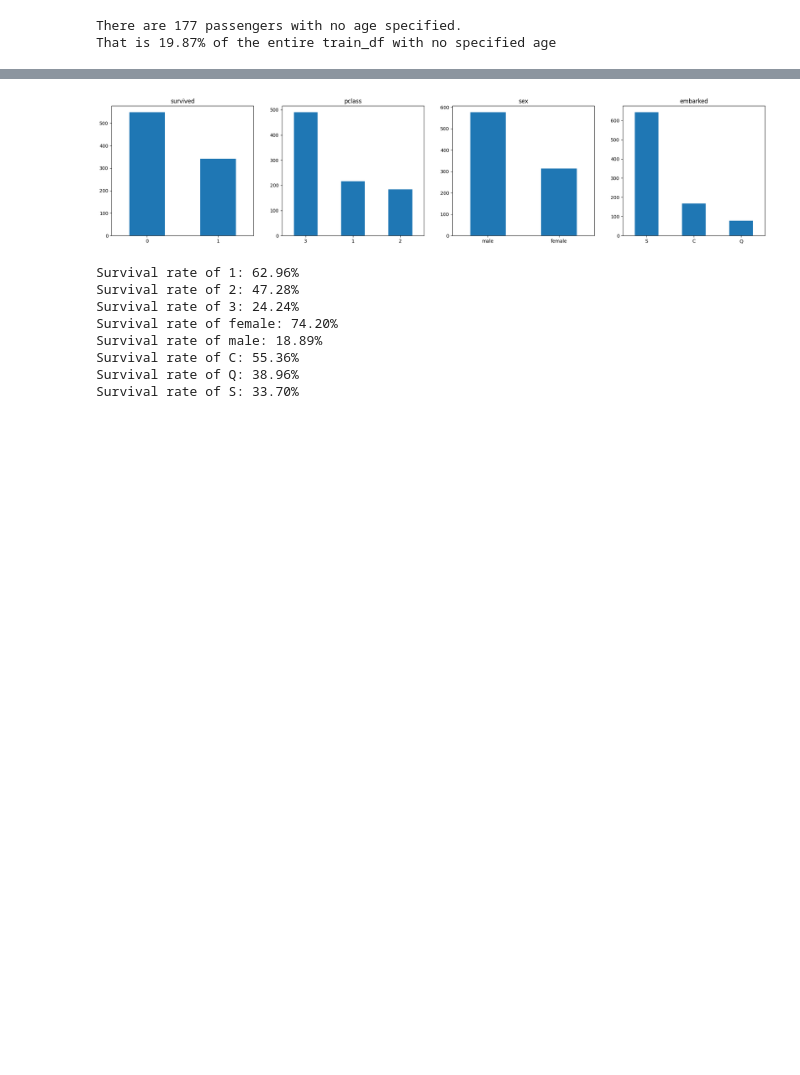
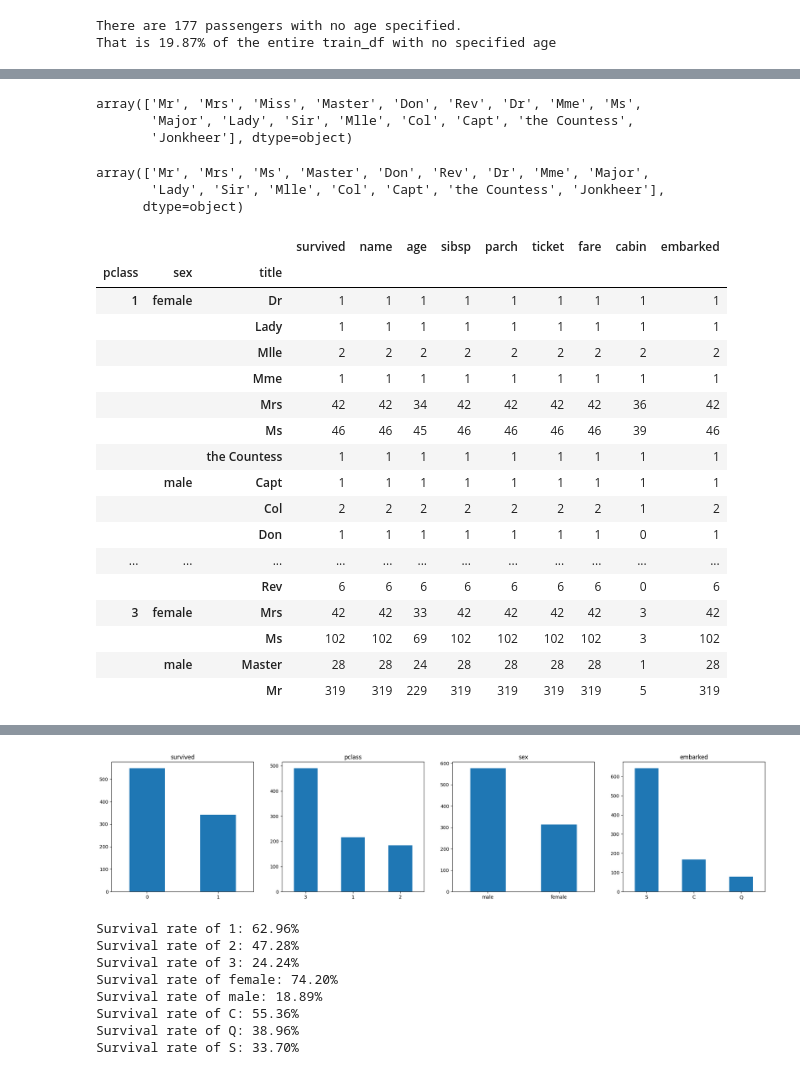
Before and after one commit to RuizLorenzoChavez/practical-ML, a Jupyter notebook: titanic.ipynb, the cells around one changed output, grey strips where cells are left out. Cells and saved outputs as stored; diff of their text form; code cells hidden in the pictures; blank space fills up the shorter version.

```diff
--- a/titanic.ipynb
+++ b/titanic.ipynb
@@ -141,0 +190,41 @@ That is 19.87% of the entire train_df with no specified age
+# %%
+#checking possible titles
+
+train_df['title'] = train_df['name'].apply(lambda name: name.split(',')[1].split('.')[0].strip())
+
+train_df['title'].unique()
+# %% [output]
+array(['Mr', 'Mrs', 'Miss', 'Master', 'Don', 'Rev', 'Dr', 'Mme', 'Ms',
+       'Major', 'Lady', 'Sir', 'Mlle', 'Col', 'Capt', 'the Countess',
+       'Jonkheer'], dtype=object)
+# %%
+# making Miss into Ms
+train_df['title'] = train_df['title'].replace('Miss','Ms')
+
+train_df['title'].unique()
+# %% [output]
+array(['Mr', 'Mrs', 'Ms', 'Master', 'Don', 'Rev', 'Dr', 'Mme', 'Major',
+       'Lady', 'Sir', 'Mlle', 'Col', 'Capt', 'the Countess', 'Jonkheer'],
+      dtype=object)
+# %%
+group = train_df.groupby(['pclass','sex','title'])
+group.count()
+# %% [output]
+|  |  |  | survived | name | age | sibsp | parch | ticket | fare | cabin | embarked |
+| pclass | sex | title |  |  |  |  |  |  |  |  |  |
+| 1 | female | Dr | 1 | 1 | 1 | 1 | 1 | 1 | 1 | 1 | 1 |
+|  |  | Lady | 1 | 1 | 1 | 1 | 1 | 1 | 1 | 1 | 1 |
+|  |  | Mlle | 2 | 2 | 2 | 2 | 2 | 2 | 2 | 2 | 2 |
+|  |  | Mme | 1 | 1 | 1 | 1 | 1 | 1 | 1 | 1 | 1 |
+|  |  | Mrs | 42 | 42 | 34 | 42 | 42 | 42 | 42 | 36 | 42 |
+|  |  | Ms | 46 | 46 | 45 | 46 | 46 | 46 | 46 | 39 | 46 |
+|  |  | the Countess | 1 | 1 | 1 | 1 | 1 | 1 | 1 | 1 | 1 |
+|  | male | Capt | 1 | 1 | 1 | 1 | 1 | 1 | 1 | 1 | 1 |
+|  |  | Col | 2 | 2 | 2 | 2 | 2 | 2 | 2 | 1 | 2 |
+|  |  | Don | 1 | 1 | 1 | 1 | 1 | 1 | 1 | 0 | 1 |
+| ... | ... | ... | ... | ... | ... | ... | ... | ... | ... | ... | ... |
+|  |  | Rev | 6 | 6 | 6 | 6 | 6 | 6 | 6 | 0 | 6 |
+| 3 | female | Mrs | 42 | 42 | 33 | 42 | 42 | 42 | 42 | 3 | 42 |
+|  |  | Ms | 102 | 102 | 69 | 102 | 102 | 102 | 102 | 3 | 102 |
+|  | male | Master | 28 | 28 | 24 | 28 | 28 | 28 | 28 | 1 | 28 |
+|  |  | Mr | 319 | 319 | 229 | 319 | 319 | 319 | 319 | 5 | 319 |
```
Also changed, not shown: parts of 22 cells of this notebook.
